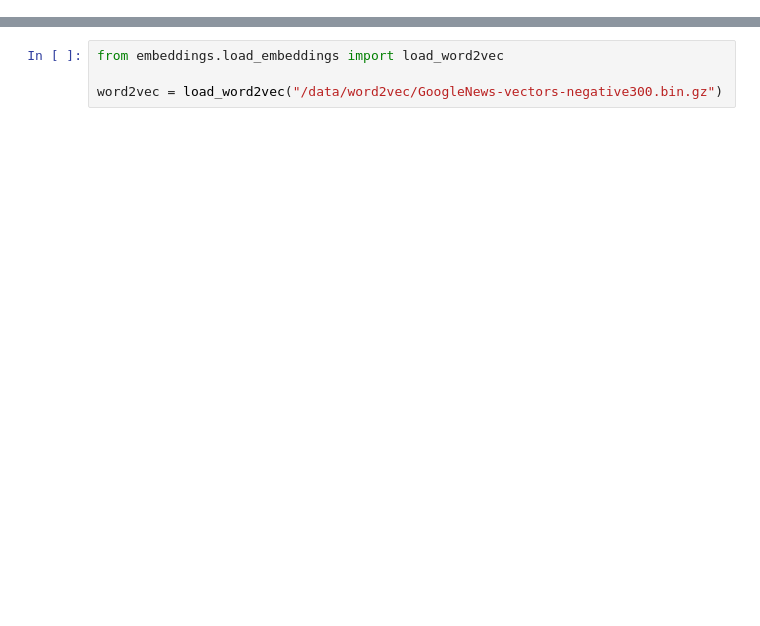
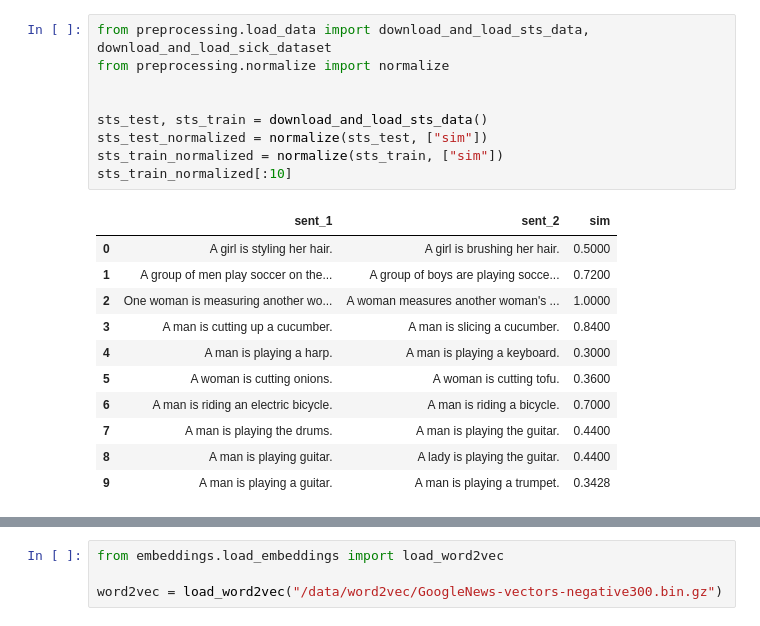
Before and after one commit to TharinduDR/Biomedical-Semantic-Similarity-Estimation, a Jupyter notebook: Biomedical-Semantic-Similarity-Estimation.ipynb, the cells around one changed output, grey strips where cells are left out. Drawn from its saved outputs; the diff is of its cells as text; blank space fills up the shorter version.

```diff
--- a/Biomedical-Semantic-Similarity-Estimation.ipynb
+++ b/Biomedical-Semantic-Similarity-Estimation.ipynb
@@ -17,3 +17,24 @@ sick_aug_normalized[:10]
 | 7 | A group of mothers in uniforms is... | A group of children in uniforms i... | 0.575 | NEUTRAL | 315.0 |
 | 8 | Two men are riding an orange raft... | Two men are getting off of an ora... | 0.800 | NEUTRAL | 6460.0 |
 | 9 | There is no woman tapping her fin... | A woman is tapping her fingers on... | 0.700 | CONTRADICTION | 2233.0 |
+# %%
+from preprocessing.load_data import download_and_load_sts_data, download_and_load_sick_dataset
+from preprocessing.normalize import normalize
+
+
+sts_test, sts_train = download_and_load_sts_data()
+sts_test_normalized = normalize(sts_test, ["sim"])
+sts_train_normalized = normalize(sts_train, ["sim"])
+sts_train_normalized[:10]
+# %% [output]
+|  | sent_1 | sent_2 | sim |
+| 0 | A girl is styling her hair. | A girl is brushing her hair. | 0.5000 |
+| 1 | A group of men play soccer on the... | A group of boys are playing socce... | 0.7200 |
+| 2 | One woman is measuring another wo... | A woman measures another woman's ... | 1.0000 |
+| 3 | A man is cutting up a cucumber. | A man is slicing a cucumber. | 0.8400 |
+| 4 | A man is playing a harp. | A man is playing a keyboard. | 0.3000 |
+| 5 | A woman is cutting onions. | A woman is cutting tofu. | 0.3600 |
+| 6 | A man is riding an electric bicycle. | A man is riding a bicycle. | 0.7000 |
+| 7 | A man is playing the drums. | A man is playing the guitar. | 0.4400 |
+| 8 | A man is playing guitar. | A lady is playing the guitar. | 0.4400 |
+| 9 | A man is playing a guitar. | A man is playing a trumpet. | 0.3428 |
```
Also changed, not shown: parts of 13 cells of this notebook.
